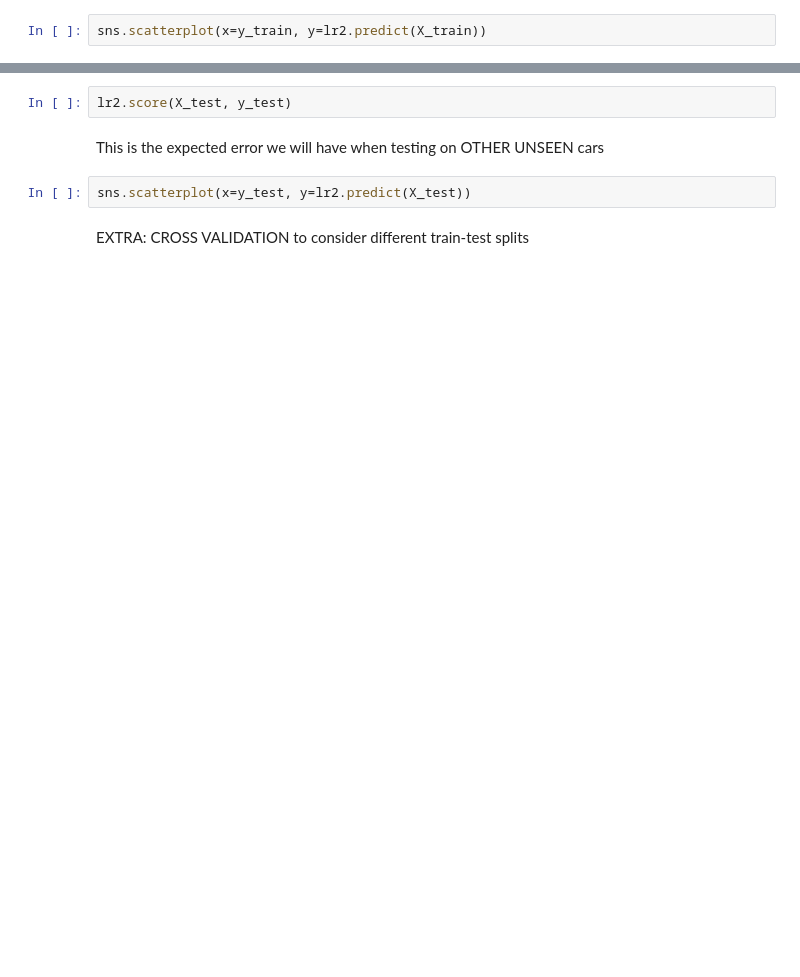
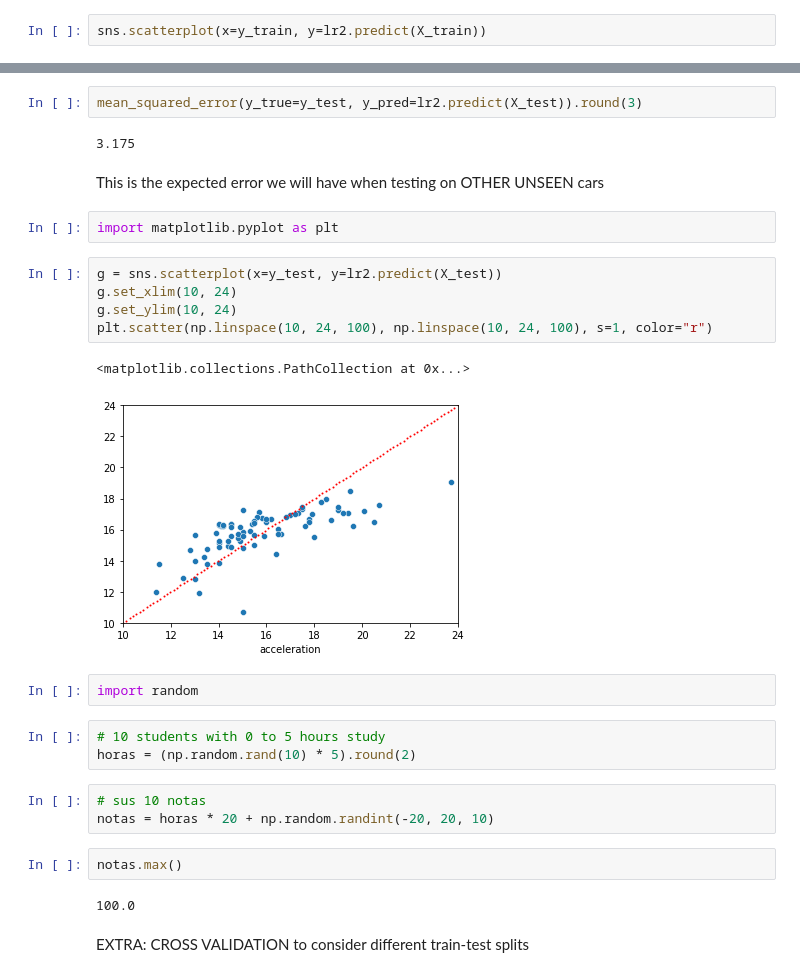
Before and after one commit to Ironhack-Data-Madrid-Mayo-2021/Classroom-Materials, a Jupyter notebook: week_07/train_validation_micro_reminder.ipynb, the cells around one changed output, grey strips where cells are left out. Cells and saved outputs as stored; diff of their text form; blank space fills up the shorter version.

```diff
--- a/week_07/train_validation_micro_reminder.ipynb
+++ b/week_07/train_validation_micro_reminder.ipynb
@@ -101,8 +221,30 @@ y_test[:5]
-# %%
-lr2.score(X_test, y_test)
+# %%
+mean_squared_error(y_true=y_test, y_pred=lr2.predict(X_test)).round(3)
+# %% [output]
+3.175
 # %% [markdown]
 This is the expected error we will have when testing on OTHER UNSEEN cars
-# %%
-sns.scatterplot(x=y_test, y=lr2.predict(X_test))
+# %%
+import matplotlib.pyplot as plt
+# %%
+g = sns.scatterplot(x=y_test, y=lr2.predict(X_test))
+g.set_xlim(10, 24)
+g.set_ylim(10, 24)
+plt.scatter(np.linspace(10, 24, 100), np.linspace(10, 24, 100), s=1, color="r")
+# %% [output]
+<matplotlib.collections.PathCollection at 0x...>
+[figure, added]
+# %%
+import random
+# %%
+# 10 students with 0 to 5 hours study
+horas = (np.random.rand(10) * 5).round(2)
+# %%
+# sus 10 notas
+notas = horas * 20 + np.random.randint(-20, 20, 10)
+# %%
+notas.max()
+# %% [output]
+100.0
 # %% [markdown]
 EXTRA: CROSS VALIDATION to consider different train-test splits
```
Also changed, not shown: parts of 34 cells of this notebook, 1 other file.
